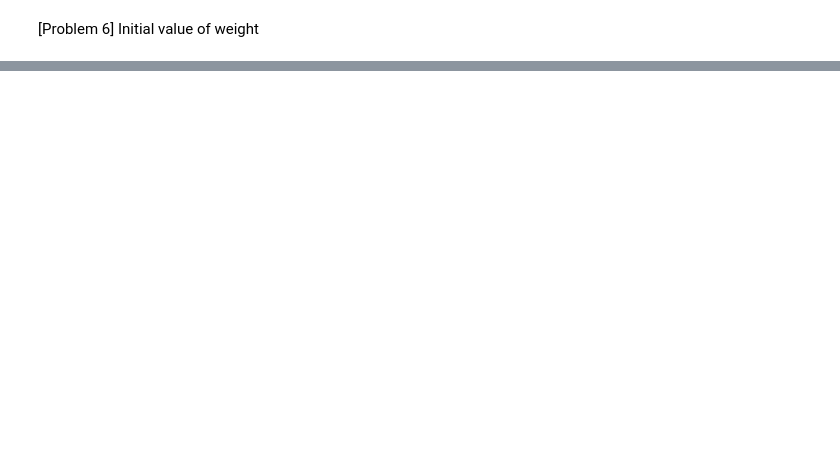
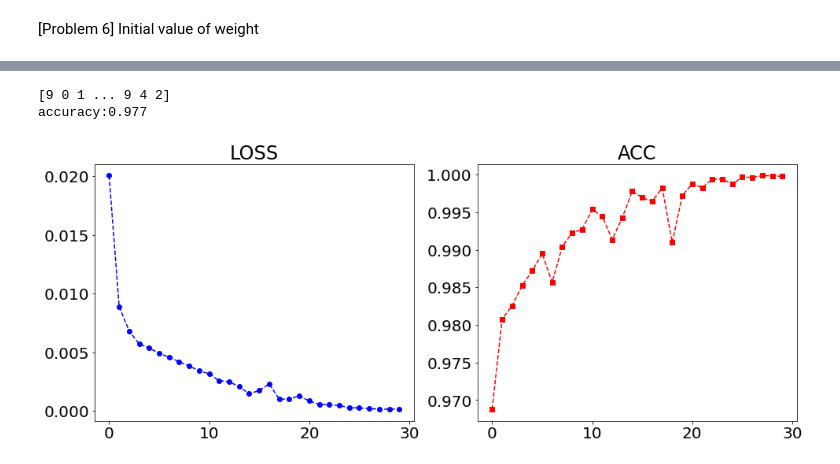
Before and after one commit to Maralmaa1/DIV-tasks, a Jupyter notebook: Deep_neural_network.ipynb, the cells around one changed output, grey strips where cells are left out. Cells and saved outputs as stored; diff of their text form; code cells hidden in the pictures; blank space fills up the shorter version.

```diff
--- a/Deep_neural_network.ipynb
+++ b/Deep_neural_network.ipynb
@@ -537,0 +704,10 @@ epoch:2 loss:3.458182657910398
+# %%
+NN3 = {0:FC(784, 400, HeInitializer(), AdaGrad(0.01), ReLU()),
+       1:FC(400, 600, HeInitializer(), AdaGrad(0.01), ReLU()),
+       2:FC(600, 300, HeInitializer(), AdaGrad(0.01), ReLU()),
+       3:FC(300, 10, SimpleInitializer(0.01), AdaGrad(0.01), Softmax()),
+       }
+clf3 = ScratchDNNClassifier(NN=NN3,n_epoch=30,n_batch=20,verbose = False)
+
+clf3.fit(X_train,y_train)
+y_pred3 = clf3.predict(X_valid)
@@ -537,0 +732,21 @@ epoch:2 loss:3.458182657910398
+# %%
+print(y_pred3)
+
+accuracy = accuracy_score(np.argmax(y_valid,axis=1), y_pred3)
+print('accuracy:{:.3f}'.format(accuracy))
+# %% [output]
+[9 0 1 ... 9 4 2]
+accuracy:0.977
+# %%
+# Visualize the loss function for each epoch
+plt.rcParams["font.size"] = 20
+fig=plt.subplots(figsize=(16,6))
+plt.subplot(1,2,1)
+plt.title('LOSS')
+plt.plot(clf3.log_loss,'bo--')
+
+plt.subplot(1,2,2)
+plt.title('ACC')
+plt.plot(clf3.log_acc,'rs--');
+# %% [output]
+[figure, added]
```
Also changed, not shown: parts of 48 cells of this notebook.
